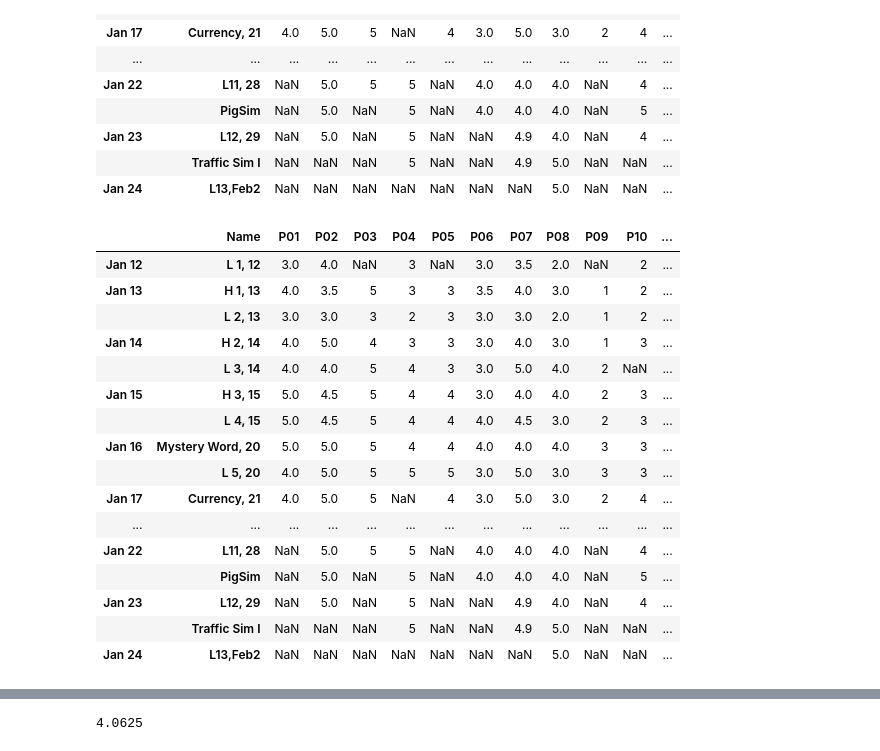
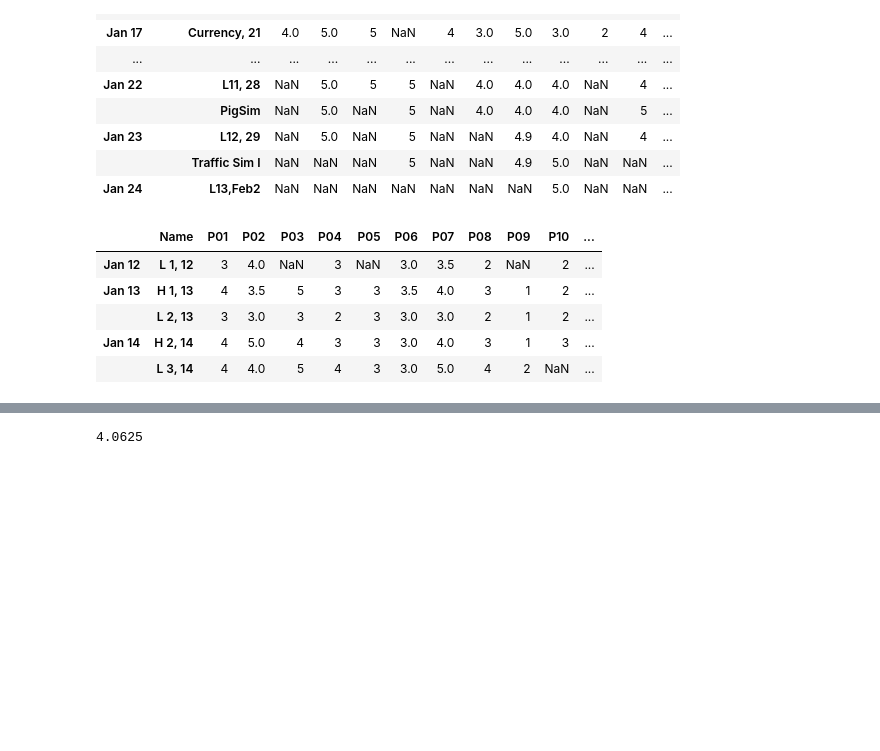
Before and after one commit to tiyd-python-2015-01/cohort-data, a Jupyter notebook: Cohort Data.ipynb, the cells around one changed output, grey strips where cells are left out. Drawn from its saved outputs; the diff is of its cells as text; code cells hidden in the pictures; blank space fills up the shorter version.

```diff
--- a/Cohort Data.ipynb
+++ b/Cohort Data.ipynb
@@ -133,26 +123,15 @@ flipped
 | Jan 24 | L13,Feb2 | NaN | NaN | NaN | NaN | NaN | NaN | NaN | 5.0 | NaN | NaN | ... |
 # %%
 # del flipped["Max"]
-
-flipped
+# Deleted column 'Max' in place. Will get error if re-run.
+flipped.head()
 # %% [output]
 |  | Name | P01 | P02 | P03 | P04 | P05 | P06 | P07 | P08 | P09 | P10 | ... |
-| Jan 12 | L 1, 12 | 3.0 | 4.0 | NaN | 3 | NaN | 3.0 | 3.5 | 2.0 | NaN | 2 | ... |
-| Jan 13 | H 1, 13 | 4.0 | 3.5 | 5 | 3 | 3 | 3.5 | 4.0 | 3.0 | 1 | 2 | ... |
-|  | L 2, 13 | 3.0 | 3.0 | 3 | 2 | 3 | 3.0 | 3.0 | 2.0 | 1 | 2 | ... |
-| Jan 14 | H 2, 14 | 4.0 | 5.0 | 4 | 3 | 3 | 3.0 | 4.0 | 3.0 | 1 | 3 | ... |
-|  | L 3, 14 | 4.0 | 4.0 | 5 | 4 | 3 | 3.0 | 5.0 | 4.0 | 2 | NaN | ... |
-| Jan 15 | H 3, 15 | 5.0 | 4.5 | 5 | 4 | 4 | 3.0 | 4.0 | 4.0 | 2 | 3 | ... |
-|  | L 4, 15 | 5.0 | 4.5 | 5 | 4 | 4 | 4.0 | 4.5 | 3.0 | 2 | 3 | ... |
-| Jan 16 | Mystery Word, 20 | 5.0 | 5.0 | 5 | 4 | 4 | 4.0 | 4.0 | 4.0 | 3 | 3 | ... |
-|  | L 5, 20 | 4.0 | 5.0 | 5 | 5 | 5 | 3.0 | 5.0 | 3.0 | 3 | 3 | ... |
-| Jan 17 | Currency, 21 | 4.0 | 5.0 | 5 | NaN | 4 | 3.0 | 5.0 | 3.0 | 2 | 4 | ... |
-| ... | ... | ... | ... | ... | ... | ... | ... | ... | ... | ... | ... | ... |
-| Jan 22 | L11, 28 | NaN | 5.0 | 5 | 5 | NaN | 4.0 | 4.0 | 4.0 | NaN | 4 | ... |
-|  | PigSim | NaN | 5.0 | NaN | 5 | NaN | 4.0 | 4.0 | 4.0 | NaN | 5 | ... |
-| Jan 23 | L12, 29 | NaN | 5.0 | NaN | 5 | NaN | NaN | 4.9 | 4.0 | NaN | 4 | ... |
-|  | Traffic Sim I | NaN | NaN | NaN | 5 | NaN | NaN | 4.9 | 5.0 | NaN | NaN | ... |
-| Jan 24 | L13,Feb2 | NaN | NaN | NaN | NaN | NaN | NaN | NaN | 5.0 | NaN | NaN | ... |
+| Jan 12 | L 1, 12 | 3 | 4.0 | NaN | 3 | NaN | 3.0 | 3.5 | 2 | NaN | 2 | ... |
+| Jan 13 | H 1, 13 | 4 | 3.5 | 5 | 3 | 3 | 3.5 | 4.0 | 3 | 1 | 2 | ... |
+|  | L 2, 13 | 3 | 3.0 | 3 | 2 | 3 | 3.0 | 3.0 | 2 | 1 | 2 | ... |
+| Jan 14 | H 2, 14 | 4 | 5.0 | 4 | 3 | 3 | 3.0 | 4.0 | 3 | 1 | 3 | ... |
+|  | L 3, 14 | 4 | 4.0 | 5 | 4 | 3 | 3.0 | 5.0 | 4 | 2 | NaN | ... |
 # %%
 Jan_12 = flipped.ix["Jan 12"]
 Jan_13 = flipped.ix["Jan 13"]
```
Also changed, not shown: parts of 4 cells of this notebook.
